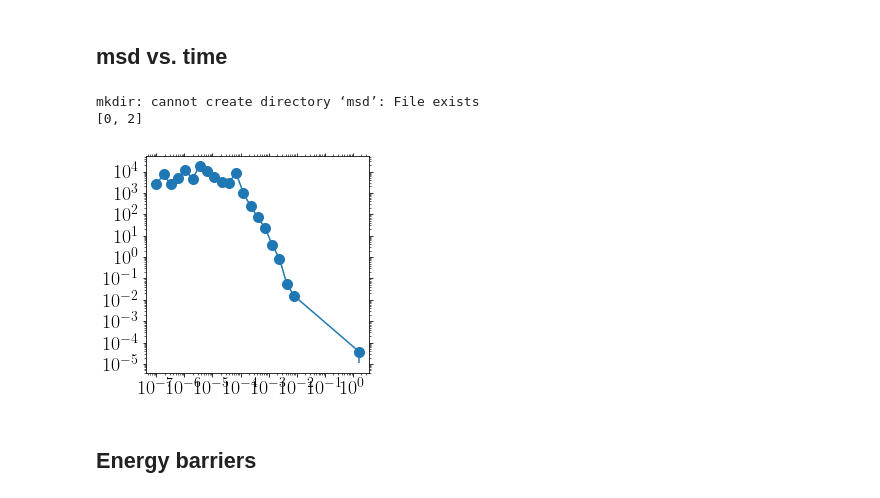
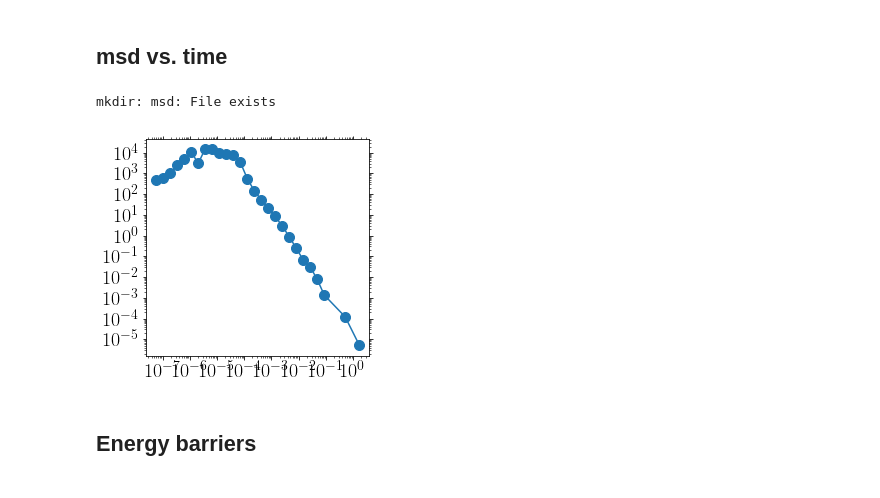
Before and after one commit to kkarimi62/vacancyDiffusion, a Jupyter notebook: postproc/postproc.ipynb, the cells around one changed output. Cells and saved outputs as stored; diff of their text form; code cells hidden in the pictures.

```diff
--- a/postproc/postproc.ipynb
+++ b/postproc/postproc.ipynb
@@ -409,17 +442,18 @@ reached end of file!
 # %%
 class MsDisp:
 
-    def __init__(self, lmpDisp, lmpVel, lmpCna, filtr):
+    def __init__(self, lmpDisp, #lmpVel,
+                 lmpCna, filtr):
         '''
         returns mean-squared displacements
         '''
         self.disp = lmpDisp.coord_atoms_broken
-        self.veloc = lmpVel.coord_atoms_broken
+#        self.veloc = lmpVel.coord_atoms_broken
         self.cna = lmpCna.coord_atoms_broken
 
         self.times = list(lmpDisp.coord_atoms_broken.keys())
         self.times.sort()
-        print(self.times)
+#        print(self.times)
         self.filtr=filtr
 
     def Get(self,LOG=False):
@@ -442,12 +476,15 @@ class MsDisp:
         '''
         pdf's of jumps
         '''
-        for itime in self.times:
-            df=self.veloc[itime]
-            if itime == 0:
-                df_concat = np.c_[df[['DisplacementX','DisplacementY','DisplacementZ']]]
+        cols = ['DisplacementX','DisplacementY','DisplacementZ']
+        for itime, itime0, count in zip(self.times[1:],self.times[:-1],range(len(self.times))):
+            df=self.disp[itime]
+            df0=self.disp[itime0]
+            veloc = df[cols]-df0[cols]
+            if count == 0:
+                df_concat = np.c_[veloc]
             else:
-                df_concat = np.concatenate([df_concat,df[['DisplacementX','DisplacementY','DisplacementZ']]],axis=0)
+                df_concat = np.concatenate([df_concat,veloc],axis=0)
         df_abs = np.abs(df_concat.flatten())
         filtr = df_abs > 0.0
 
@@ -466,20 +503,23 @@ class MsDisp:
         '''
         returnd msd (include temporal windows)
         '''
-        for shift in range(1,len(self.times)): #-1):
+        time_keys = np.arange(0,len(msd.times),2) #--- ignore half step
+        assert len(ttime) == len(time_keys), 'must be of the same size!'
+
+        for shift in range(1,len(time_keys)): #-1):
     #        shift = 1 #--- time index  shift
-            dt = zip(self.times,self.times[shift:]) #--- time tuples
+            dt = zip(time_keys,time_keys[shift:]) #--- time tuples
             dt_real = list(map(lambda x: x[1]-x[0], zip(ttime,ttime[shift:]))) #--- real time difference
             if not LOG: #---  mean
                 disp = list(map(lambda x: ((self.disp[x[1]]['DisplacementX'][self.filtr]-self.disp[x[0]]['DisplacementX'][self.filtr])**2+\
                               (self.disp[x[1]]['DisplacementY'][self.filtr]-self.disp[x[0]]['DisplacementY'][self.filtr])**2+\
                               (self.disp[x[1]]['DisplacementZ'][self.filtr]-self.disp[x[0]]['DisplacementZ'][self.filtr])**2).mean(),
-                    zip(self.times,self.times[shift:])))
+                    zip(time_keys,time_keys[shift:])))
             else:
                 disp = list(map(lambda x: 10**((np.log10((self.disp[x[1]]['DisplacementX'][self.filtr]-self.disp[x[0]]['DisplacementX'][self.filtr])**2+\
                               (self.disp[x[1]]['DisplacementY'][self.filtr]-self.disp[x[0]]['DisplacementY'][self.filtr])**2+\
                               (self.disp[x[1]]['DisplacementZ'][self.filtr]-self.disp[x[0]]['DisplacementZ'][self.filtr])**2)).mean()),
-                    zip(self.times,self.times[shift:])))
+                    zip(time_keys,time_keys[shift:])))
 
 #            print(np.array(disp).shape)
             if shift == 1:
@@ -529,11 +569,14 @@ class MsDisp:
         #--- unwrapped coordinates
         times = self.times[1:]
         times_ref = self.times[:-1]
+        cols = ['DisplacementX','DisplacementY','DisplacementZ']
         xsum_concat=np.array([0,0,0])
         for itime, itime_ref in zip(times,times_ref):
             filtr = self.cna[itime_ref]['StructureType'] == 0.0 #--- neighboring atoms
-            xsum = -np.array(self.veloc[itime][filtr] #--- disp
-                            [['DisplacementX','DisplacementY','DisplacementZ']].sum())
+            df=self.disp[itime]
+            df0=self.disp[itime_ref]
+            veloc = df[cols]-df0[cols]
+            xsum = -np.array(veloc[filtr].sum()) #---disp
             xsum_concat = np.c_[xsum_concat,xsum]
         xsum_concat = xsum_concat.T
         xv = xsum_concat.cumsum(axis=0) #--- integrate
@@ -541,7 +584,7 @@ class MsDisp:
         #--- add initial position
         itime=times_ref[0]
         filtr = self.cna[itime]['StructureType'] == 0.0
-        rc = np.array(self.veloc[itime][filtr]
+        rc = np.array(self.disp[itime][filtr]
                         [['x','y','z']].mean())
         #--- print
         try:
@@ -560,11 +603,12 @@ class MsDisp:
         '''
         returnd msd(t) associated with motion of the vacancy
         '''
-
-        time_indices = np.arange(len(self.times))
-        for shift in range(1,len(self.times)):
+        time_keys = np.arange(0,len(msd.times),2) #--- ignore half step
+        assert len(ttime) == len(time_keys), 'must be of the same size!'
+        time_indices = np.arange(len(time_keys))
+        for shift in range(1,len(time_keys)):
     #        shift = 1 #--- time index  shift
-            dt = zip(self.times,self.times[shift:]) #--- time tuples
+            dt = zip(time_keys,time_keys[shift:]) #--- time tuples
             dt_real = list(map(lambda x: x[1]-x[0], zip(ttime,ttime[shift:]))) #--- real time difference
             disp = list(map(lambda x: np.mean((self.xv[x[1]]-self.xv[x[0]])*(self.xv[x[1]]-self.xv[x[0]])),
                     zip(time_indices,time_indices[shift:])))
@@ -613,7 +657,8 @@ class MsDisp:
 
 
 !mkdir msd
-msd = MsDisp( lmpDisp, lmpVel, lmpCna,
+msd = MsDisp( lmpDisp, #lmpVel,
+             lmpCna,
               np.ones(lmpDisp.coord_atoms_broken[0].shape[0],dtype=bool) #--- filter
             )
 #
@@ -623,43 +668,42 @@ msd.GetPdfJumps() #--- jump distributions
 msd.VacancyDynamics(title='void2.xyz')
 vac_data = msd.msdVacancy(lmpData.headers['Time'][::2],bins_per_decade=4,LOG=False)
 
-#
+# #
 ans = msd.WindowAverage(lmpData.headers['Time'][::2],bins_per_decade=4,LOG=False) #---msd
-ans_logAveraged = msd.WindowAverage(lmpData.headers['Time'][::2],bins_per_decade=4,LOG=True)
-#
-#
+# ans_logAveraged = msd.WindowAverage(lmpData.headers['Time'][::2],bins_per_decade=4,LOG=True)
+# #
+# #
 with open('msd/msd.txt','w') as fp:
     np.savetxt(fp,ans,header='t\tmsd\terr')
 #
-with open('msd/msd_logAveraged.txt','w') as fp:
-    np.savetxt(fp,ans_logAveraged,header='t\tmsd\terr')
+#with open('msd/msd_logAveraged.txt','w') as fp:
+#    np.savetxt(fp,ans_logAveraged,header='t\tmsd\terr')
 #
 with open('msd/event_times.txt','w') as fp:
     np.savetxt(fp,lmpData.times,header='t')
 #
 with open('msd/timeseries.txt','w') as fp:
     np.savetxt(fp,np.c_[lmpData.headers],header='Barrier Energy Step Time')
 #
 with open('msd/msd_vac.txt','w') as fp:
     np.savetxt(fp,vac_data,header='t\tmsd\terr')
 
 #--- filter based on atom types
 # types = list(set(lmpDisp.coord_atoms_broken[0]['type']))
 # for itype in types:
 #     filtr = lmpDisp.coord_atoms_broken[0]['type'] == itype
 #     msd = MsDisp( lmpDisp, lmpVel,
 #               filtr #--- filter
 #             )
 #     ans = msd.WindowAverage(lmpData.times,bins_per_decade=4)
 #     #--- print
 #     with open('msd/msd_type%s.txt'%itype,'w') as fp:
 #         np.savetxt(fp,ans,header='t\tmsd\terr')
 #     with open('msd/event_times_type%s.txt'%itype,'w') as fp:
 #         np.savetxt(fp,lmpData.times,header='t')
 # %% [output]
-mkdir: cannot create directory ‘msd’: File exists
-[0, 2]
+mkdir: msd: File exists
-[figure, old version]
+[figure, new version]
 # %% [markdown]
 ## Energy barriers
 # %%
```
Also changed, not shown: parts of 6 cells of this notebook.
